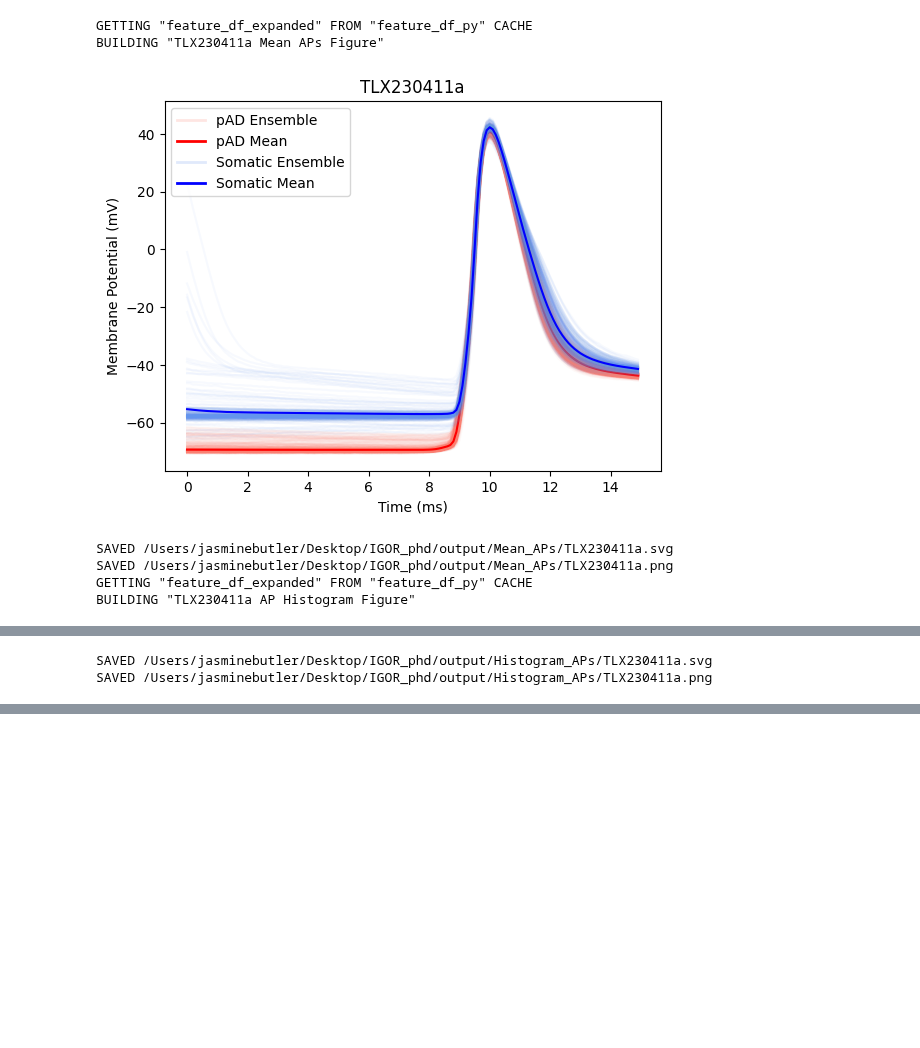
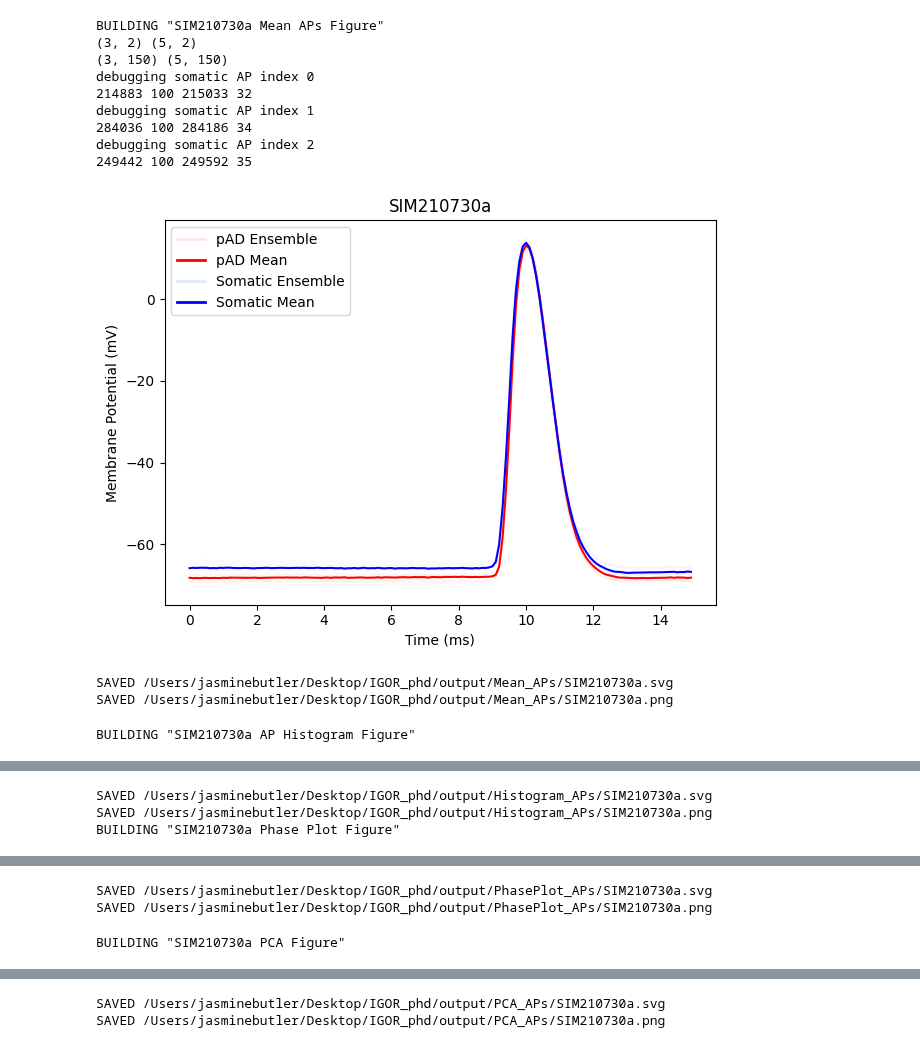
Before and after one commit to jjb-hub/IGOR_phd, a Jupyter notebook: PATCH_DADDY_thebook.ipynb, the cells around one changed output, grey strips where cells are left out. Drawn from its saved outputs; the diff is of its cells as text; code cells hidden in the pictures; blank space fills up the shorter version.

Commit message:
re-re-organised with get/set/build cleaned plotters

```diff
--- a/PATCH_DADDY_thebook.ipynb
+++ b/PATCH_DADDY_thebook.ipynb
@@ -58,7 +51,9 @@ The autoreload extension is already loaded. To reload it, use:
 COLORS {'pAD': 'orange', 'Somatic': 'blue', 'WASH': 'lightsteelblue', 'PRE': 'black', 'CONTROL': 'grey', 'TCB2': 'green', 'DMT': 'teal', 'PSIL': 'orange', 'LSD': 'purple', 'MDL': 'blue', 'I_display':  ...
 # %%
 
-expanded_df = getorbuildExpandedDF(filename, 'feature_df_expanded', expandFeatureDF, from_scratch=True)
+expanded_df = getorbuildExpandedDF(filename, 'feature_df_expanded', expandFeatureDF, from_scratch=False)
 
-# cell_df = getCellDF(expanded_df, 'TLX230416c', data_type='AP')
+# subset df:
+L5b_SIM_df = expanded_df.loc[(expanded_df['cell_type']=='L5b_SIM')& (expanded_df['data_type']=='AP')]
+L5b_SIM_df
 # %% [output]
@@ -89,28 +97,30 @@ SAVED /Users/jasminebutler/Desktop/IGOR_phd/output/DrugApplication/TLX230411a.pn
 # %%
-#pAD PLOTTING
+#Action Potential Investigation (AP)
 
 #EXAMPLE USE
+# getorbuildAP_MeanFig(filename, 'TLX210328a', from_scratch=True) #cell_ID_or_cell_df
 # getorbuildAP_HistogramFig(filename, cell_ID_or_cell_df, from_scratch=True)
-#BROKEN
 # getorbuildAP_PhasePlotFig(filename, cell_ID_or_cell_df, from_scratch=True)
-# getorbuildAP_PCAFig(filename, cell_ID_or_cell_df, from_scratch=None)
-# getorbuildAP_RateOfDepolFig(filename, cell_ID_or_cell_df, from_scratch=None)
+# getorbuildAP_PCAFig(filename, cell_ID_or_cell_df, from_scratch=None
 
 
-#BROKEN ISH
-getorbuildAP_MeanFig(filename, 'TLX230411a', from_scratch=True) #cell_ID_or_cell_df
-#e.g.
-# getorbuildAP_MeanFig(filename, 'TLX210328a', from_scratch=True) #cell_ID_or_cell_df
-#FIX ME: 'CTG230222a' , 'CTG230220c'
-#ONLY PLOTTING MEAN:  'TLX210328a'
+cell_df = getCellDF(expanded_df, 'SIM210730a', data_type='AP')
 
-
-getorbuildAP_HistogramFig(filename, 'TLX230411a', from_scratch=True) #cell_ID_or_cell_df
+getorbuildAP_MeanFig(filename, cell_df, from_scratch=True)
+getorbuildAP_HistogramFig(filename, cell_df, from_scratch=True)
+getorbuildAP_PhasePlotFig(filename, cell_df, from_scratch=True)
+getorbuildAP_PCAFig(filename, cell_df, from_scratch=True)
 # %% [output]
-GETTING "feature_df_expanded" FROM "feature_df_py" CACHE
-BUILDING "TLX230411a Mean APs Figure"
+BUILDING "SIM210730a Mean APs Figure"
+(3, 2) (5, 2)
+(3, 150) (5, 150)
+debugging somatic AP index 0
+214883 100 215033 32
+debugging somatic AP index 1
+284036 100 284186 34
+debugging somatic AP index 2
+249442 100 249592 35
-[figure, old version]
+[figure, new version]
-SAVED /Users/jasminebutler/Desktop/IGOR_phd/output/Mean_APs/TLX230411a.svg
-SAVED /Users/jasminebutler/Desktop/IGOR_phd/output/Mean_APs/TLX230411a.png
-GETTING "feature_df_expanded" FROM "feature_df_py" CACHE
-BUILDING "TLX230411a AP Histogram Figure"
+SAVED /Users/jasminebutler/Desktop/IGOR_phd/output/Mean_APs/SIM210730a.svg
+SAVED /Users/jasminebutler/Desktop/IGOR_phd/output/Mean_APs/SIM210730a.png
+BUILDING "SIM210730a AP Histogram Figure"
@@ -118,2 +128,3 @@ BUILDING "TLX230411a AP Histogram Figure"
-SAVED /Users/jasminebutler/Desktop/IGOR_phd/output/Histogram_APs/TLX230411a.svg
-SAVED /Users/jasminebutler/Desktop/IGOR_phd/output/Histogram_APs/TLX230411a.png
+SAVED /Users/jasminebutler/Desktop/IGOR_phd/output/Histogram_APs/SIM210730a.svg
+SAVED /Users/jasminebutler/Desktop/IGOR_phd/output/Histogram_APs/SIM210730a.png
+BUILDING "SIM210730a Phase Plot Figure"
@@ -119,0 +132,3 @@ SAVED /Users/jasminebutler/Desktop/IGOR_phd/output/Histogram_APs/TLX230411a.png
+SAVED /Users/jasminebutler/Desktop/IGOR_phd/output/PhasePlot_APs/SIM210730a.svg
+SAVED /Users/jasminebutler/Desktop/IGOR_phd/output/PhasePlot_APs/SIM210730a.png
+BUILDING "SIM210730a PCA Figure"
@@ -120,3 +136,5 @@ SAVED /Users/jasminebutler/Desktop/IGOR_phd/output/Histogram_APs/TLX230411a.png
+SAVED /Users/jasminebutler/Desktop/IGOR_phd/output/PCA_APs/SIM210730a.svg
+SAVED /Users/jasminebutler/Desktop/IGOR_phd/output/PCA_APs/SIM210730a.png
 # %%
 #this function is dependant on values from feature_df_expanded
 #this will generate all plots that could also be gotten by getorbuildHistogram(finename, identifier) #FIX ME
```
Also changed, not shown: parts of 6 cells of this notebook, 4 other files.
